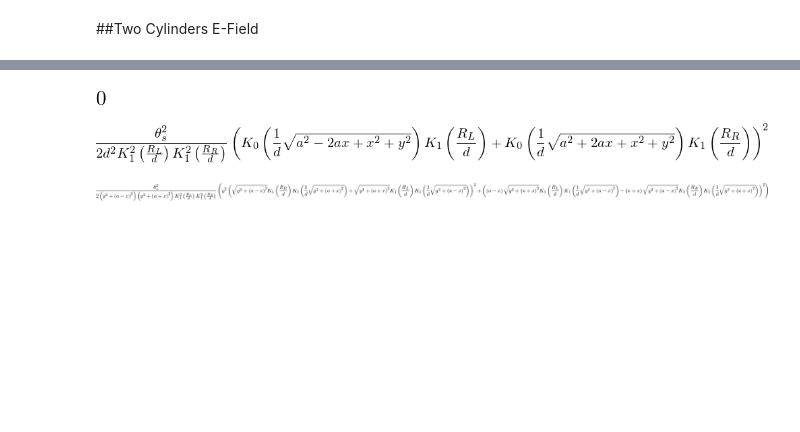
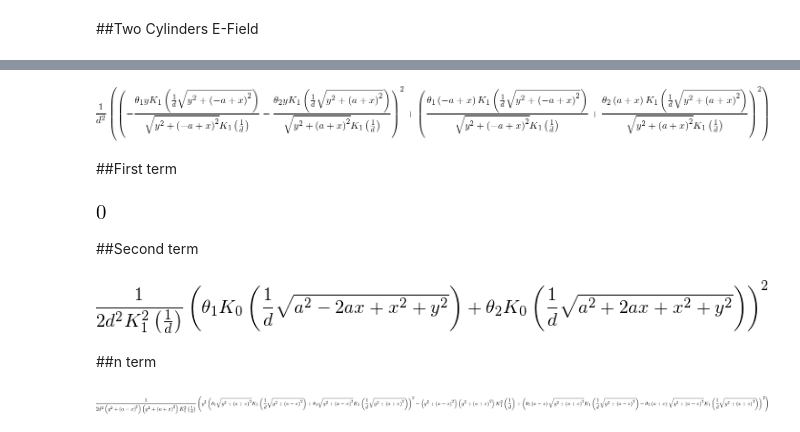
Before and after one commit to brettavedisian/Liquid-Crystals, a Jupyter notebook: sympy.ipynb, the cells around one changed output, grey strips where cells are left out. Drawn from its saved outputs; the diff is of its cells as text; code cells hidden in the pictures; blank space fills up the shorter version.

```diff
--- a/sympy.ipynb
+++ b/sympy.ipynb
@@ -13,7 +13,7 @@ import matplotlib.pyplot as plt
 from scipy import misc
 init_printing(use_unicode=True)
 # %%
-x, y, r, R, E, K, phi, theta_s, a, R_L, R_R, d, p, v = symbols('x y r R E K phi theta_s a R_L R_R d p v')
+x, y, r, R, E, K, phi, theta_s, a, R_L, R_R, d, p, v, theta_1, theta_2 = symbols('x y r R E K phi theta_s a R_L R_R d p v theta_1 theta_2')
 # %% [markdown]
 ##Single Cylinder
 # %%
@@ -94,13 +96,13 @@ def nx_cart(r, x, y, theta_s, R, d):
 def ny_cart(r, x, y, theta_s, R, d):
     return (theta_s*x*besselk(1, r/d))/(r*besselk(1, R/d))
 # %%
-a = 2.1*0.1
+a = 2
 d = 1
-R_L = 0.1
-R_R = 0.1
+R_L = 1
+R_R = 1
 theta_s = 0.2
 # %%
-nx_L = nx_cart(sqrt((x+a)**2 + y**2), x, y, theta_s, R_L, d)
-ny_L = ny_cart(sqrt((x+a)**2 + y**2), x+a, y, theta_s, R_L, d)
-nx_R = nx_cart(sqrt((x-a)**2 + y**2), x, y, theta_s, R_R, d)
-ny_R = ny_cart(sqrt((x-a)**2 + y**2), x-a, y, theta_s, R_R, d)
+nx_L = nx_cart(sqrt((x+a)**2 + y**2), x, y, theta_2, 1, d)
+ny_L = ny_cart(sqrt((x+a)**2 + y**2), x+a, y, theta_2, 1, d)
+nx_R = nx_cart(sqrt((x-a)**2 + y**2), x, y, theta_1, 1, d)
+ny_R = ny_cart(sqrt((x-a)**2 + y**2), x-a, y, theta_1, 1, d)
@@ -120,19 +118,27 @@ ny_tot
 # %%
-#simplify(nx_tot), simplify(ny_tot)
+(nx_tot**2 + ny_tot**2)/d**2
+# %% [output]
+[figure, added]
 # %%
 dxnx_2cyl = nx_tot.diff(x)
 dynx_2cyl = nx_tot.diff(y)
 dxny_2cyl = ny_tot.diff(x)
 dyny_2cyl = ny_tot.diff(y)
+# %% [markdown]
+##First term
 # %%
 simplify((dxnx_2cyl + dyny_2cyl)**2)
 # %% [output]
 [figure]
+# %% [markdown]
+##Second term
 # %%
-simplify(((dxny_2cyl - dynx_2cyl)**2)/2)
+simplify((dxny_2cyl - dynx_2cyl)**2/2)
 # %% [output]
-[figure, old version]
+[figure, new version]
+# %% [markdown]
+##n term
 # %%
-simplify((nx_tot**2 + ny_tot**2)/2)
+simplify((nx_tot**2 + ny_tot**2 - 1)/(2*d**2))
 # %% [output]
-[figure, old version]
+[figure, new version]
```
Also changed, not shown: parts of 39 cells of this notebook, 2 other files.
